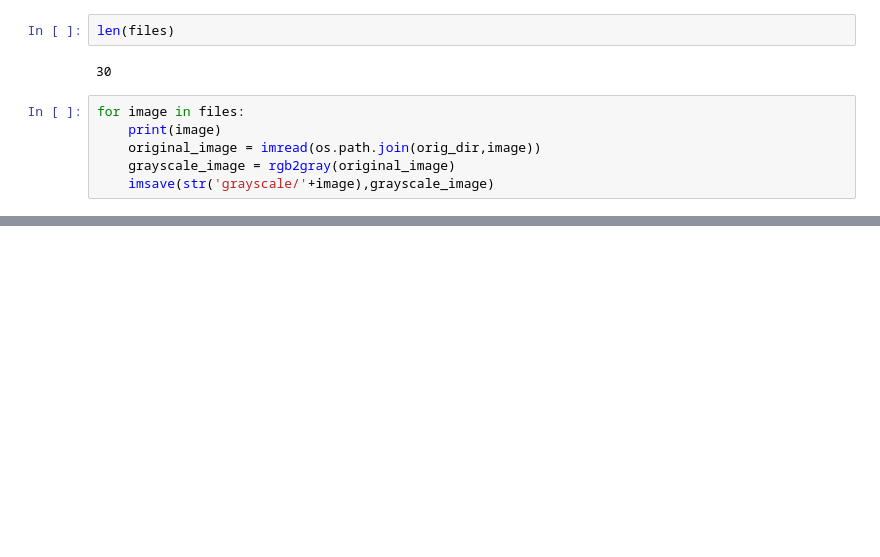
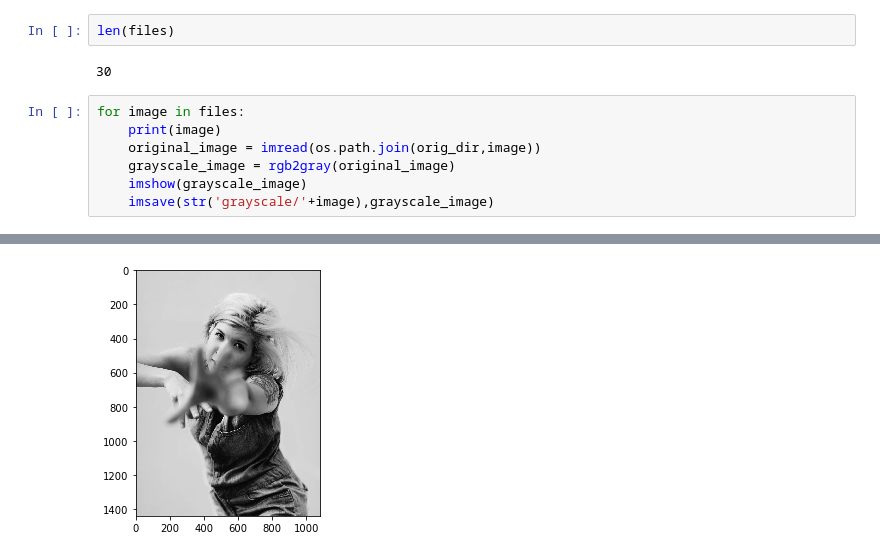
Before and after one commit to Team-OptimizePrime/DeepColor, a Jupyter notebook: rgb_to_grayscale/rgb2grayscale.ipynb, the cells around one changed output, grey strips where cells are left out. Drawn from its saved outputs; the diff is of its cells as text; blank space fills up the shorter version.

```diff
--- a/rgb_to_grayscale/rgb2grayscale.ipynb
+++ b/rgb_to_grayscale/rgb2grayscale.ipynb
@@ -18,5 +18,6 @@ for image in files:
     print(image)
     original_image = imread(os.path.join(orig_dir,image))
     grayscale_image = rgb2gray(original_image)
+    imshow(grayscale_image)
     imsave(str('grayscale/'+image),grayscale_image)
 # %% [output]
@@ -39,0 +41 @@ Owmz0mv3wzQ.jpg
+[figure, added]
```
Also changed, not shown: parts of 3 cells of this notebook, 1 other file.
